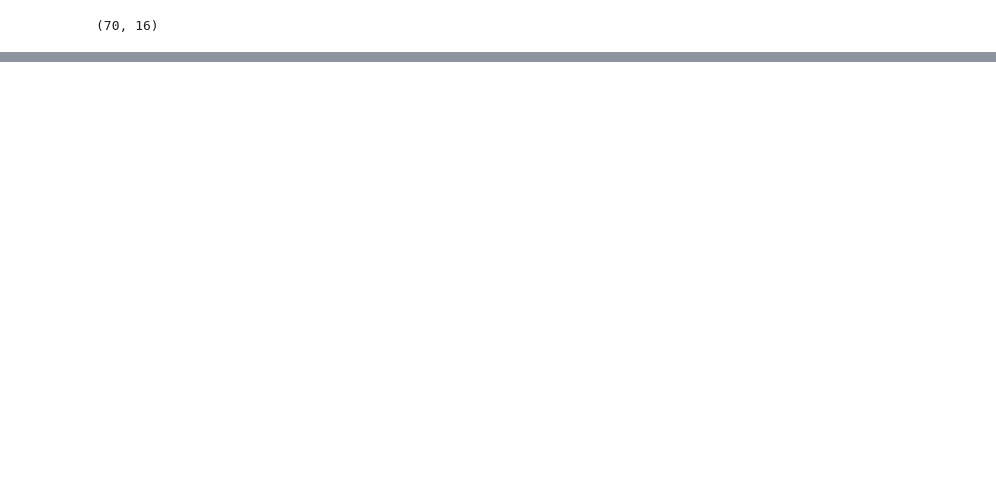
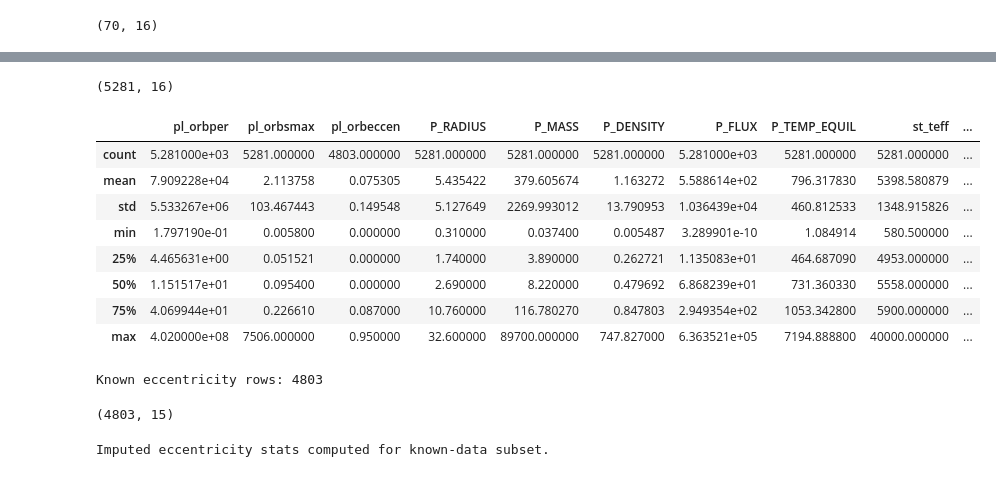
Before and after one commit to rehamelkholy/ExoplanetAL, a Jupyter notebook: notebooks/02_data_imputation.ipynb, the cells around one changed output, grey strips where cells are left out. Saved outputs shown, nothing was run; the diff lists cells and outputs as text; code cells hidden in the pictures; blank space fills up the shorter version.

```diff
--- a/notebooks/02_data_imputation.ipynb
+++ b/notebooks/02_data_imputation.ipynb
@@ -800,0 +808,22 @@ df_minimal[df_minimal['P_HABITABLE'] == 1].shape
+# %%
+df_reduced.shape
+# %% [output]
+(5281, 16)
+# %%
+df_reduced.describe()
+# %% [output]
+|  | pl_orbper | pl_orbsmax | pl_orbeccen | P_RADIUS | P_MASS | P_DENSITY | P_FLUX | P_TEMP_EQUIL | st_teff | ... |
+| count | 5.281000e+03 | 5281.000000 | 4803.000000 | 5281.000000 | 5281.000000 | 5281.000000 | 5.281000e+03 | 5281.000000 | 5281.000000 | ... |
+| mean | 7.909228e+04 | 2.113758 | 0.075305 | 5.435422 | 379.605674 | 1.163272 | 5.588614e+02 | 796.317830 | 5398.580879 | ... |
+| std | 5.533267e+06 | 103.467443 | 0.149548 | 5.127649 | 2269.993012 | 13.790953 | 1.036439e+04 | 460.812533 | 1348.915826 | ... |
+| min | 1.797190e-01 | 0.005800 | 0.000000 | 0.310000 | 0.037400 | 0.005487 | 3.289901e-10 | 1.084914 | 580.500000 | ... |
+| 25% | 4.465631e+00 | 0.051521 | 0.000000 | 1.740000 | 3.890000 | 0.262721 | 1.135083e+01 | 464.687090 | 4953.000000 | ... |
+| 50% | 1.151517e+01 | 0.095400 | 0.000000 | 2.690000 | 8.220000 | 0.479692 | 6.868239e+01 | 731.360330 | 5558.000000 | ... |
+| 75% | 4.069944e+01 | 0.226610 | 0.087000 | 10.760000 | 116.780270 | 0.847803 | 2.949354e+02 | 1053.342800 | 5900.000000 | ... |
+| max | 4.020000e+08 | 7506.000000 | 0.950000 | 32.600000 | 89700.000000 | 747.827000 | 6.363521e+05 | 7194.888800 | 40000.000000 | ... |
+# %%
+# Select rows where eccentricity is known
+df_known = df_reduced[df_reduced['pl_orbeccen'].notna()].copy()
+print("Known eccentricity rows:", df_known.shape[0])
+# %% [output]
+Known eccentricity rows: 4803
@@ -800,0 +832,4 @@ df_minimal[df_minimal['P_HABITABLE'] == 1].shape
+# %%
+X_known.shape   # check shape of predictors for known-data subset
+# %% [output]
+(4803, 15)
@@ -800,0 +839,24 @@ df_minimal[df_minimal['P_HABITABLE'] == 1].shape
+# %%
+imputed_arrays_known = []
+for m in range(N_IMPUTATIONS):
+    # use the same models trained on known-data bootstraps
+    model = deepcopy(models_for_ensem[m])
+
+    # predict on known-data predictors (scaled if GB)
+    preds_known = model.predict(X_known_s)
+    imputed_arrays_known.append(preds_known)
+
+# Stack imputations for known-data: shape (n_imputations, n_known_rows)
+imputed_matrix_known = np.vstack(imputed_arrays_known)
+
+# Compute mean and std across imputations for known-data rows
+imputed_mean_known = np.nanmean(imputed_matrix_known, axis=0)
+imputed_std_known = np.nanstd(imputed_matrix_known, axis=0)
+
+# Add to DataFrame for comparison
+df_known['e_imputed_mean'] = imputed_mean_known
+df_known['e_imputed_std'] = imputed_std_known
+
+print("Imputed eccentricity stats computed for known-data subset.")
+# %% [output]
+Imputed eccentricity stats computed for known-data subset.
```
Also changed, not shown: parts of 19 cells of this notebook, 9 other files.
